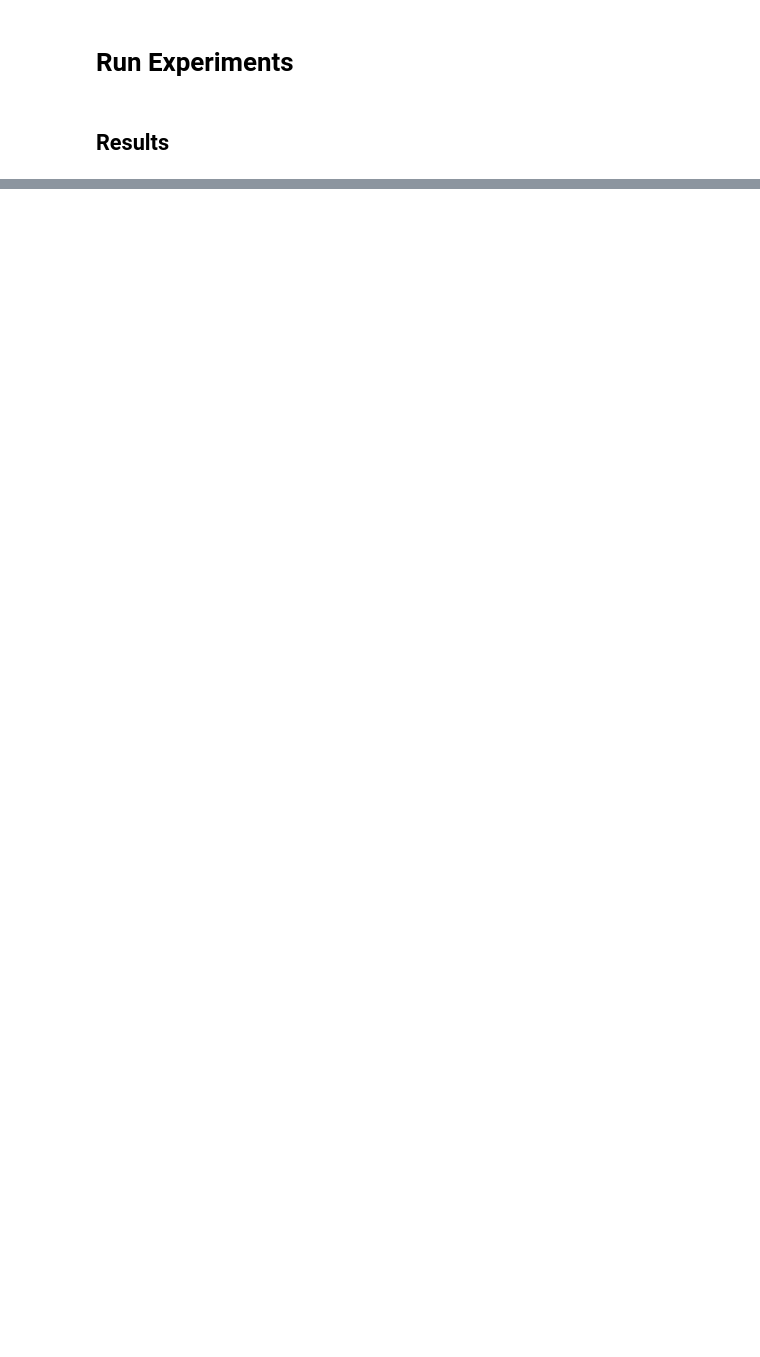
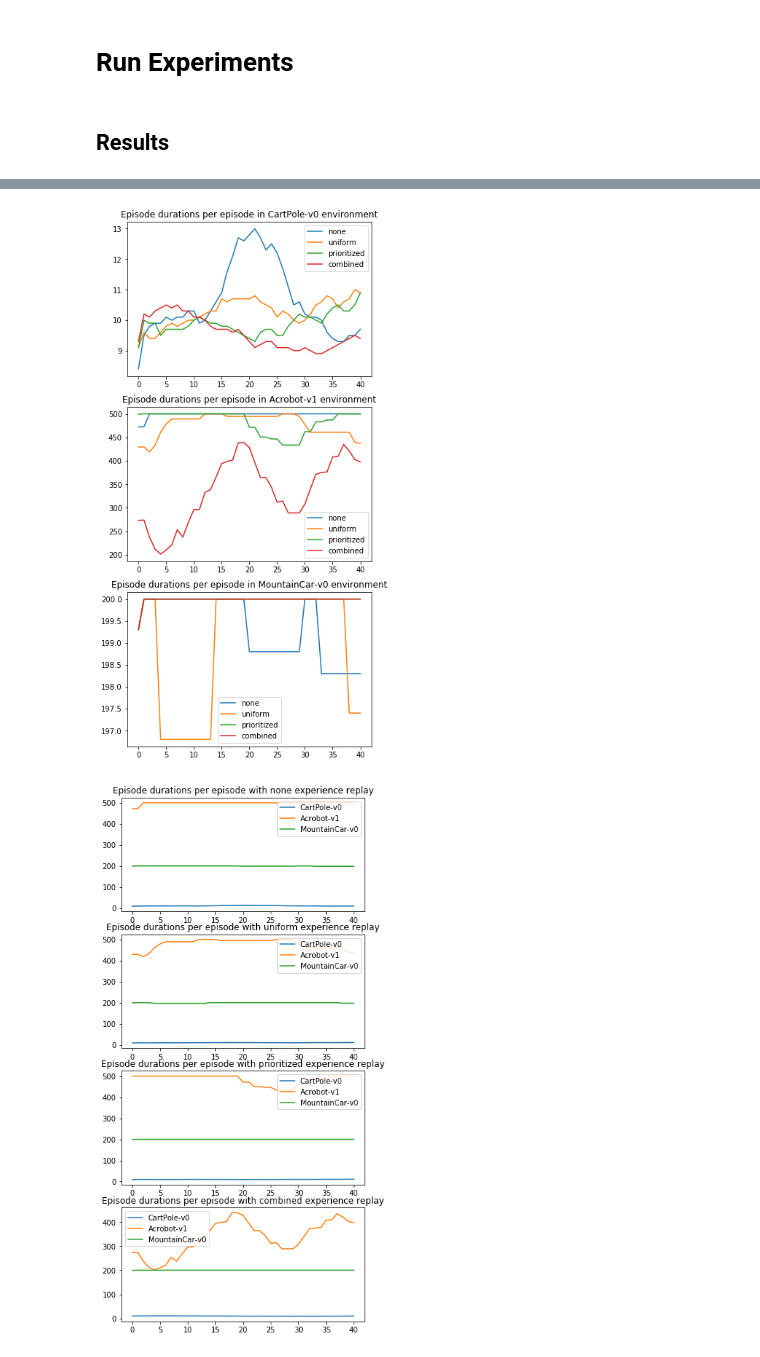
Before and after one commit to Kanter666/q-learning-experience-replay, a Jupyter notebook: rl_project.ipynb, the cells around one changed output, grey strips where cells are left out. Drawn from its saved outputs; the diff is of its cells as text; code cells hidden in the pictures; blank space fills up the shorter version.

```diff
--- a/rl_project.ipynb
+++ b/rl_project.ipynb
@@ -85,9 +82,12 @@ with torch.no_grad():
 Some useful functions for training,
 # %%
 def get_epsilon(it):
-    if it == 0:
-        return 1
-    return np.maximum(1 - it/1000, 0.05)
+    epsilon_start = 1.0
+    epsilon_final = 0.01
+    epsilon_decay = 500
+
+    epsilon_by_frame = epsilon_final + (epsilon_start - epsilon_final) * np.exp(-1. * it / epsilon_decay)
+    return epsilon_by_frame
 
 def select_action(model, state, epsilon):
     with torch.no_grad():
@@ -540,18 +550,23 @@ environments = ['CartPole-v0', 'Acrobot-v1', 'MountainCar-v0']
 ITERATIONS = 50
 
 def grid_search(iterations):
-    results = nested_dict()
+    results = {}
     for environment in environments:
+        if environment not in results:
+            results[environment] = {}
         for er_type in exp_replays:
+            if er_type not in results[environment]:
+                results[environment][er_type] = {}
             for iteration in range(iterations):
-                print('Running {} in {}'.format(er_type, environment))
+                print('Running {} in {} ({}/{})'.format(er_type, environment, iteration+1, iterations))
                 results[environment][er_type][iteration] = run(er_type, environment)
     return results
 
 def save(data):
     with open('results.picke', 'wb') as handle:
         pickle.dump(data, handle, protocol=pickle.HIGHEST_PROTOCOL)
+
 # use results and then next cell for plotting - no need to get results multiple times
-results = grid_search(100)
+results = grid_search(ITERATIONS)
 # results = run('prioritized', 'Acrobot-v1')
 save(results)
@@ -566,35 +593,38 @@ def smooth(x, N):
     return (cumsum[N:] - cumsum[:-N]) / float(N)
 
 def plot_Q_values(Q_values, spacing):
     for i in range(0, len(Q_values), spacing):
         plt.subplot(len(Q_values)/spacing,1, i/spacing+1)
         plt.plot(Q_values[i])
         plt.title('Q_values in episode {} '.format(i))
     # plt.subplots_adjust(top=1, bottom=-1.5)
     plt.show()
 
 def grid_graphs():
     # plot durations
     # compare per environment
     for index, env in enumerate(environments):
         plt.subplot(len(environments),1, index+1)
         for er_type in exp_replays:
-            plt.plot(smooth(results[env][er_type]['durations'], smooth_range))
+            plt.plot(smooth(results[env][er_type][0]['durations'], smooth_range))
         plt.title('Episode durations per episode in {} environment'.format(env))
         plt.legend(exp_replays)
-    # plt.subplots_adjust(top=1, bottom=-1.5)
+    plt.subplots_adjust(top=1, bottom=-1.5)
     plt.show()
 
     # compare per ER
     for index, er_type in enumerate(exp_replays):
         plt.subplot(len(exp_replays),1, index+1)
         for env in environments:
-            plt.plot(smooth(results[env][er_type]['durations'], smooth_range))
+            plt.plot(smooth(results[env][er_type][0]['durations'], smooth_range))
         plt.title('Episode durations per episode with {} experience replay'.format(exp_replays[index]))
         plt.legend(environments)
     plt.subplots_adjust(top=1, bottom=-1.5)
     plt.show()
 
-# grid_graphs()
+grid_graphs()
 # print(results["CartPole-v0"])
-plot_Q_values(results['Q_values'], 25)
+# plot_Q_values(results['Q_values'], 25)
+# %% [output]
+[figure, added]
+[figure, added]
```
Also changed, not shown: parts of 6 cells of this notebook.
